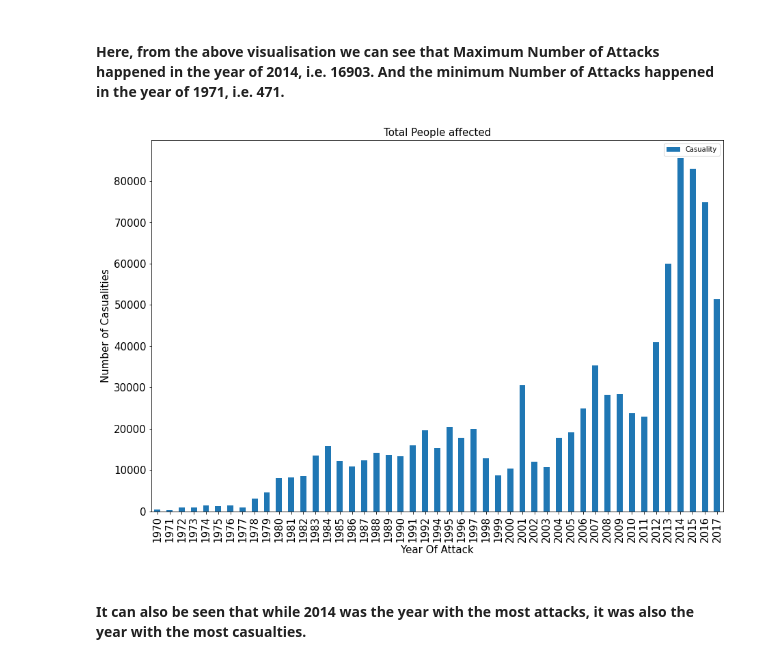
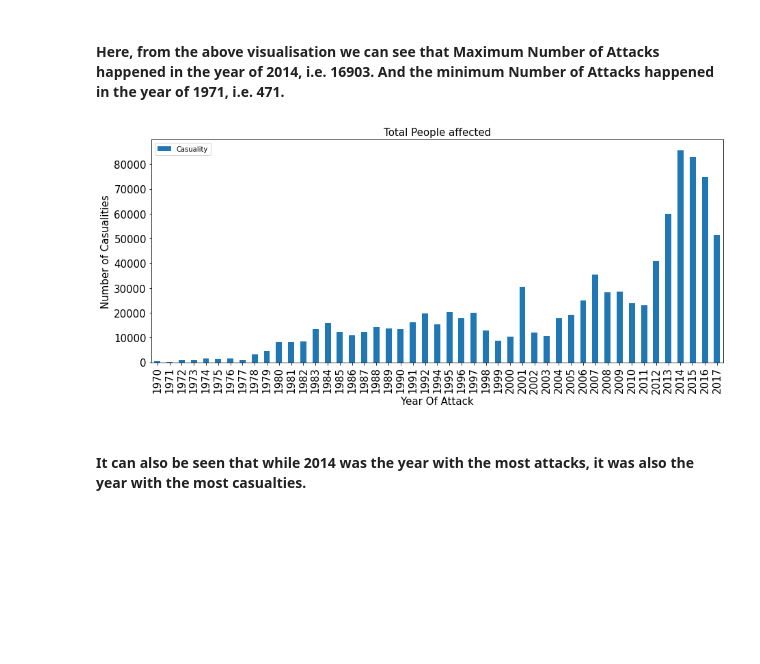
Before and after one commit to HarshJain41/Global-Terrorism-Data-Analysis, a Jupyter notebook: Harsh_Jain_Global_Terrorism_Analysis_Capstone_Project.ipynb, the cells around one changed output. Cells and saved outputs as stored; diff of their text form; code cells hidden in the pictures; blank space fills up the shorter version.

```diff
--- a/Harsh_Jain_Global_Terrorism_Analysis_Capstone_Project.ipynb
+++ b/Harsh_Jain_Global_Terrorism_Analysis_Capstone_Project.ipynb
@@ -209,13 +209,13 @@ plt.show()
 # %%
 casualities = new_df[["year","Casuality"]].groupby("year").sum()
 # %%
-casualities.plot(kind = 'bar', figsize = (15,10), fontsize = 15)
+casualities.plot(kind = 'bar', figsize = (15,6), fontsize = 15)
 plt.title('Total People affected', fontsize = 15)
 plt.xlabel('Year Of Attack', fontsize = 15)
 plt.ylabel('Number of Casualities', fontsize = 15)
 plt.show()
 # %% [output]
-[figure, old version]
+[figure, new version]
 # %% [markdown]
 #### It can also be seen that while 2014 was the year with the most attacks, it was also the year with the most casualties.
 # %% [markdown]
```
Also changed, not shown: parts of 2 cells of this notebook.
